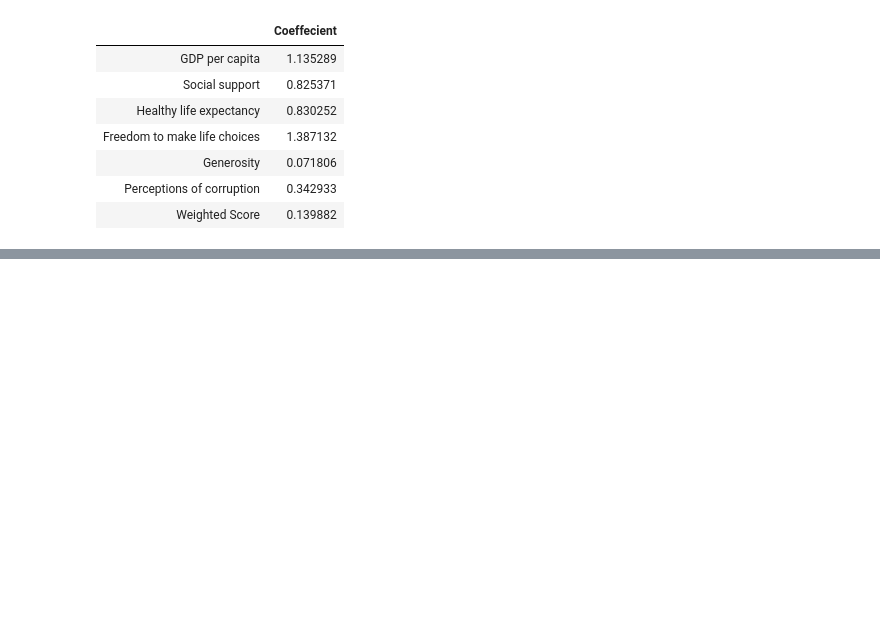
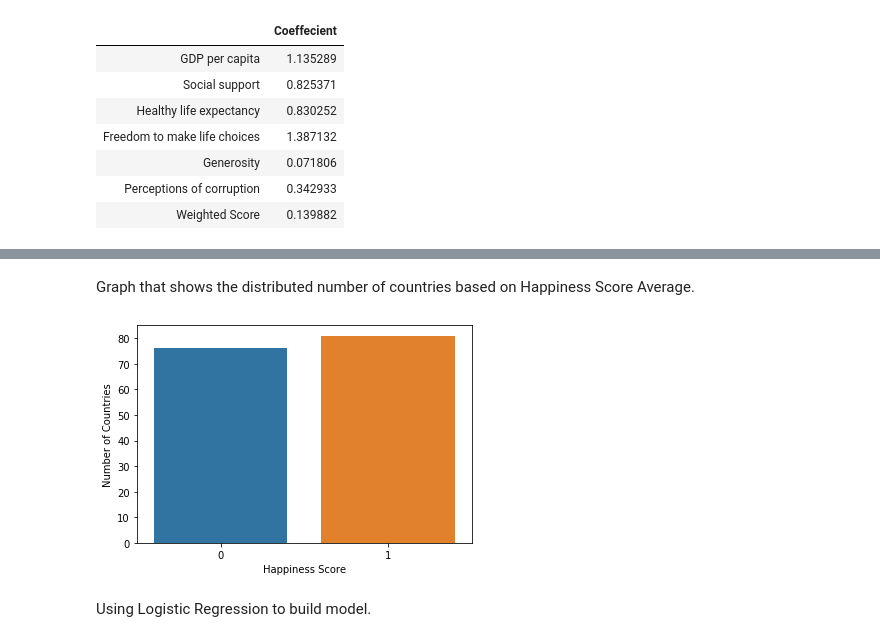
Before and after one commit to huonghuynh93/Python, a Jupyter notebook: NewProject.ipynb, the cells around one changed output, grey strips where cells are left out. Saved outputs shown, nothing was run; the diff lists cells and outputs as text; code cells hidden in the pictures; blank space fills up the shorter version.

```diff
--- a/NewProject.ipynb
+++ b/NewProject.ipynb
@@ -363,0 +395,5 @@ Index(['Country', 'Score', 'GDP per capita', 'Social support',
+# %%
+ridge=Ridge()
+parameters={'alpha':[1e-15,1e-10,1e-8,1e-4,1e-3,1e-2,1,5,10,20]}
+ridge_regressor= GridSearchCV(ridge,parameters,scoring='neg_mean_squared_error',cv=5)
+ridge_regressor.fit(X,y)
@@ -363,0 +418,4 @@ Index(['Country', 'Score', 'GDP per capita', 'Social support',
+# %%
+lasso=Lasso()
+lasso_regressor= GridSearchCV(lasso,parameters,scoring='neg_mean_squared_error',cv=5)
+lasso_regressor.fit(X,y)
@@ -395,0 +519,10 @@ dtype: object
+# %%
+def happyrank (row):
+    if row['Score']<= 5.35:
+        y= 0
+    else:
+        y= 1
+    return y
+# %%
+final_data['happy rank']=final_data.apply(happyrank,axis=1)
+final_data
@@ -395,0 +543,11 @@ dtype: object
+# %% [markdown]
+Graph that shows the distributed number of countries based on Happiness Score Average.
+# %%
+sns.countplot(x = final_data['happy rank'])
+plt.xlabel('Happiness Score')
+plt.ylabel('Number of Countries')
+plt.show()
+# %% [output]
+[figure, added]
+# %% [markdown]
+Using Logistic Regression to build model.
```
Also changed, not shown: parts of 66 cells of this notebook.
